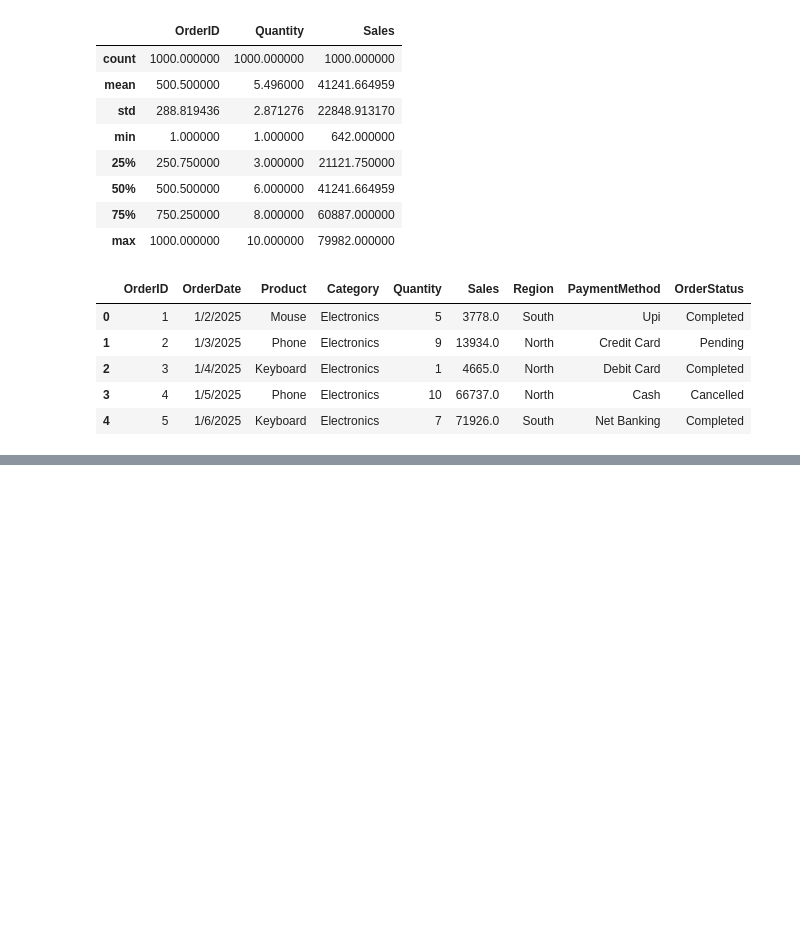
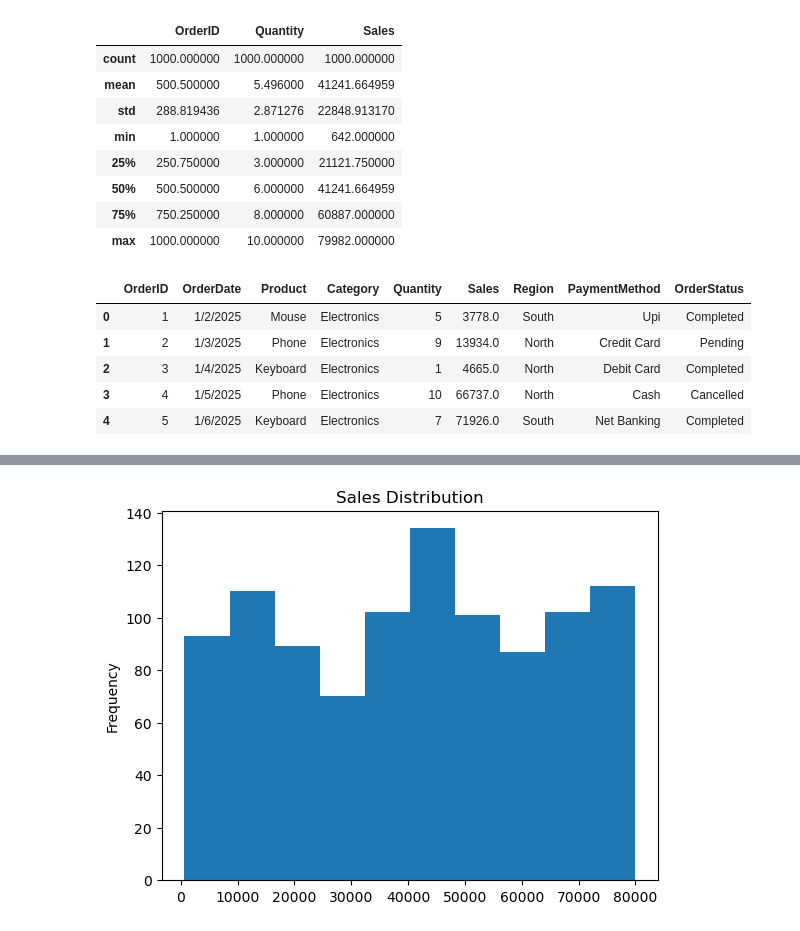
Before and after one commit to Rutu-2805/Data-Cleaning-Reporting-Automation, a Jupyter notebook: Notebook/Data-Cleaning-Reporting-Automation.ipynb, the cells around one changed output, grey strips where cells are left out. Saved outputs shown, nothing was run; the diff lists cells and outputs as text; code cells hidden in the pictures; blank space fills up the shorter version.

```diff
--- a/Notebook/Data-Cleaning-Reporting-Automation.ipynb
+++ b/Notebook/Data-Cleaning-Reporting-Automation.ipynb
@@ -190,0 +216,10 @@ region_sales.to_csv('../Reports/Region_sales_report.csv')
+# %%
+df["Sales"].plot(kind="hist", bins=10)
+
+plt.title("Sales Distribution")
+
+plt.savefig("../Images/Sales_distribution.png")
+
+plt.show()
+# %% [output]
+[figure, added]
```
Also changed, not shown: parts of 4 cells of this notebook, 3 other files.
